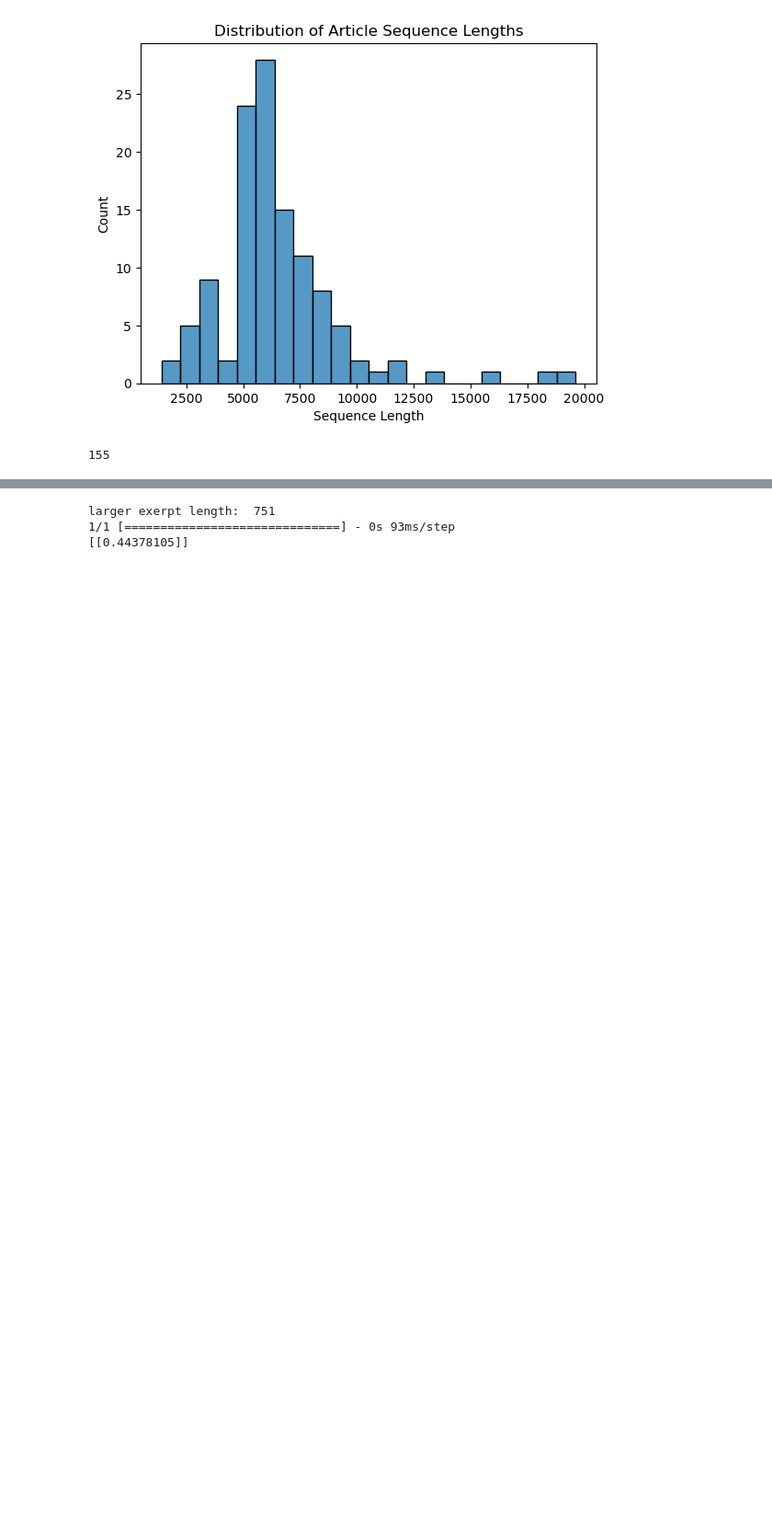
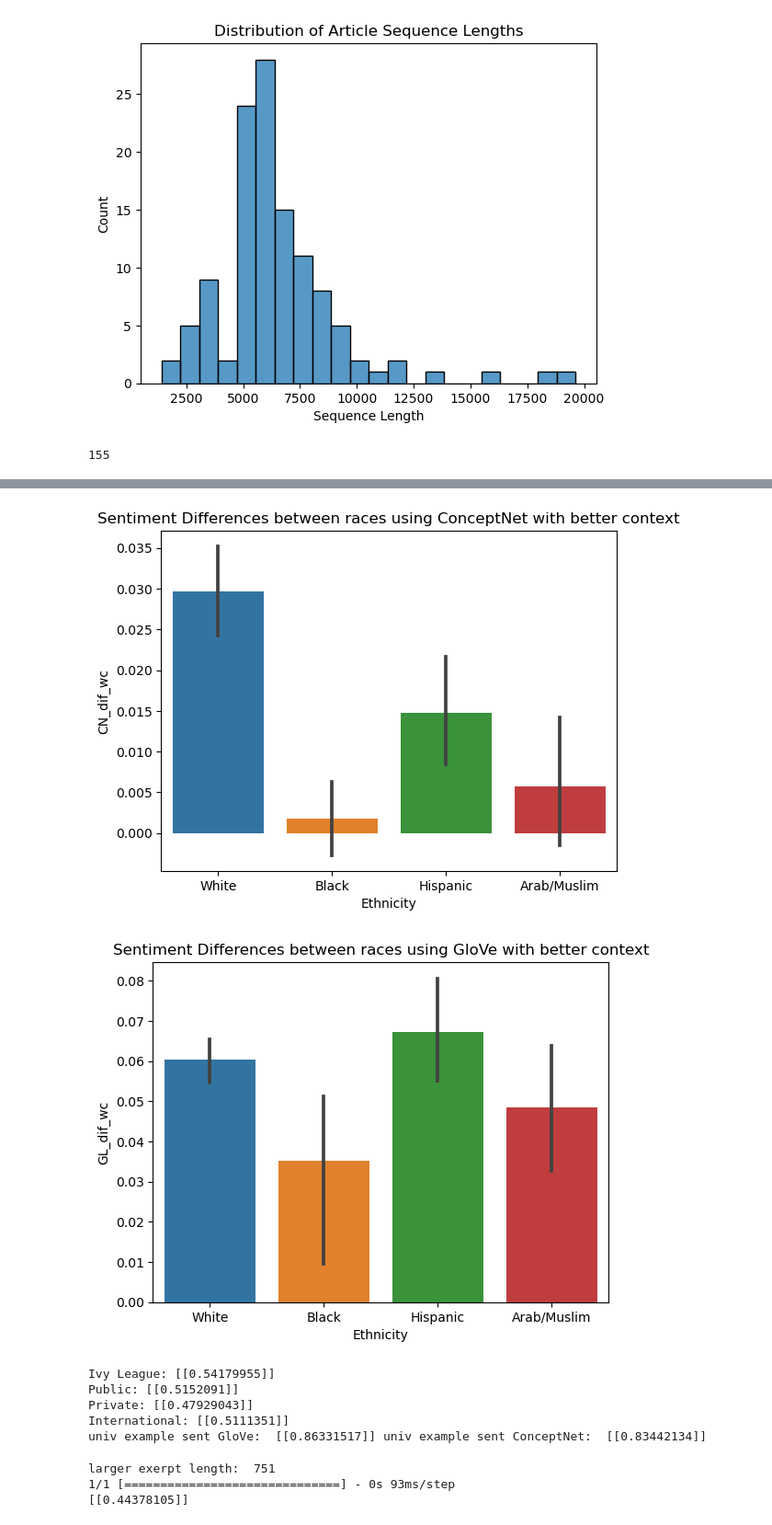
Before and after one commit to lattiric/ML_NN_Final_Proj, a Jupyter notebook: labWill_1.ipynb, the cells around one changed output, grey strips where cells are left out. Shown: that part at 92% size. Cells and saved outputs as stored; diff of their text form; code cells hidden in the pictures; blank space fills up the shorter version.

```diff
--- a/labWill_1.ipynb
+++ b/labWill_1.ipynb
@@ -437,0 +672,11 @@ print(resume_sent_pred_2)
+# %%
+sns.barplot(data=sentiment_difference_df, x='Ethnicity', y='CN_dif_wc')
+plt.title("Sentiment Differences between races using ConceptNet with better context")
+plt.show()
+
+sns.barplot(data=sentiment_difference_df, x='Ethnicity', y='GL_dif_wc')
+plt.title("Sentiment Differences between races using GloVe with better context")
+plt.show()
+# %% [output]
+[figure, added]
+[figure, added]
@@ -438,3 +726,32 @@ print(resume_sent_pred_2)
+# %%
+ivy_league_uni = 'Harvard University'
+public_uni = 'University of California, Berkeley'
+private_uni = 'Stanford University'
+international_uni = 'University of Oxford'
+
+sent_ivy_gl = gloveModelMoreDropout.predict(pad_sequences(tokenizer.texts_to_sequences([ivy_league_uni]), maxlen=MAX_ART_LEN), verbose=0)
+sent_pub_gl = gloveModelMoreDropout.predict(pad_sequences(tokenizer.texts_to_sequences([public_uni]), maxlen=MAX_ART_LEN), verbose=0)
+sent_priv_gl = gloveModelMoreDropout.predict(pad_sequences(tokenizer.texts_to_sequences([private_uni]), maxlen=MAX_ART_LEN), verbose=0)
+sent_int_gl = gloveModelMoreDropout.predict(pad_sequences(tokenizer.texts_to_sequences([international_uni]), maxlen=MAX_ART_LEN), verbose=0)
+
+print('Ivy League:', sent_ivy_gl)
+print('Public:', sent_pub_gl)
+print('Private:', sent_priv_gl)
+print('International:', sent_int_gl)
+
+univ_exerpt = "Driven and a self-motivated Mechanical Engineer with experience teaching Mechanical Engineering courses to undergraduate students. Seeking opportunities to use those concepts in the field of Construction and Management."
+sent_univ_gl = gloveModelMoreDropout.predict(pad_sequences(tokenizer.texts_to_sequences([univ_exerpt]), maxlen=MAX_ART_LEN), verbose=0)
+sent_univ_cn = conceptNetModelMoreDropout.predict(pad_sequences(tokenizer.texts_to_sequences([univ_exerpt]), maxlen=MAX_ART_LEN), verbose=0)
+print("univ example sent GloVe: ", sent_univ_gl, "univ example sent ConceptNet: ", sent_univ_cn)
+
+
+uni_sent_dif_df = pd.DataFrame(columns=['University', 'Type', 'GloVe_sentiment', 'ConceptNet_sentiment', 'Sentiment_Difference_GloVe', 'Sentiment_Difference_ConceptNet'])
+# %% [output]
+Ivy League: [[0.54179955]]
+Public: [[0.5152091]]
+Private: [[0.47929043]]
+International: [[0.5111351]]
+univ example sent GloVe:  [[0.86331517]] univ example sent ConceptNet:  [[0.83442134]]
 # %%
 larger_exerpt = 'Performed the installation and upgrade of USCG HF sites and in various locations which included the Greater Antilles Section(GANTSEC) Performed HF Fan Wire Impedance Matching on U.S. Navy ships. Assisted in the installation of the Appleton, WA prototype Ground Wave Electrical Network (GWEN) conversion to DGPS and has performed a number of other NDGPS conversions. Served as team leader on the installation of the PA-Alarm Systems on USCG WLIC Boats. Performed the equipment installations and system upgrades for the Vessel Traffic Control Systems (VTC) in numerous locations including Houston/Galveston, TX area. Performed installation and set-up of National Distress System (NDS) equipment in various locations including North Carolina and Florida.'
 
```
Also changed, not shown: parts of 16 cells of this notebook.
